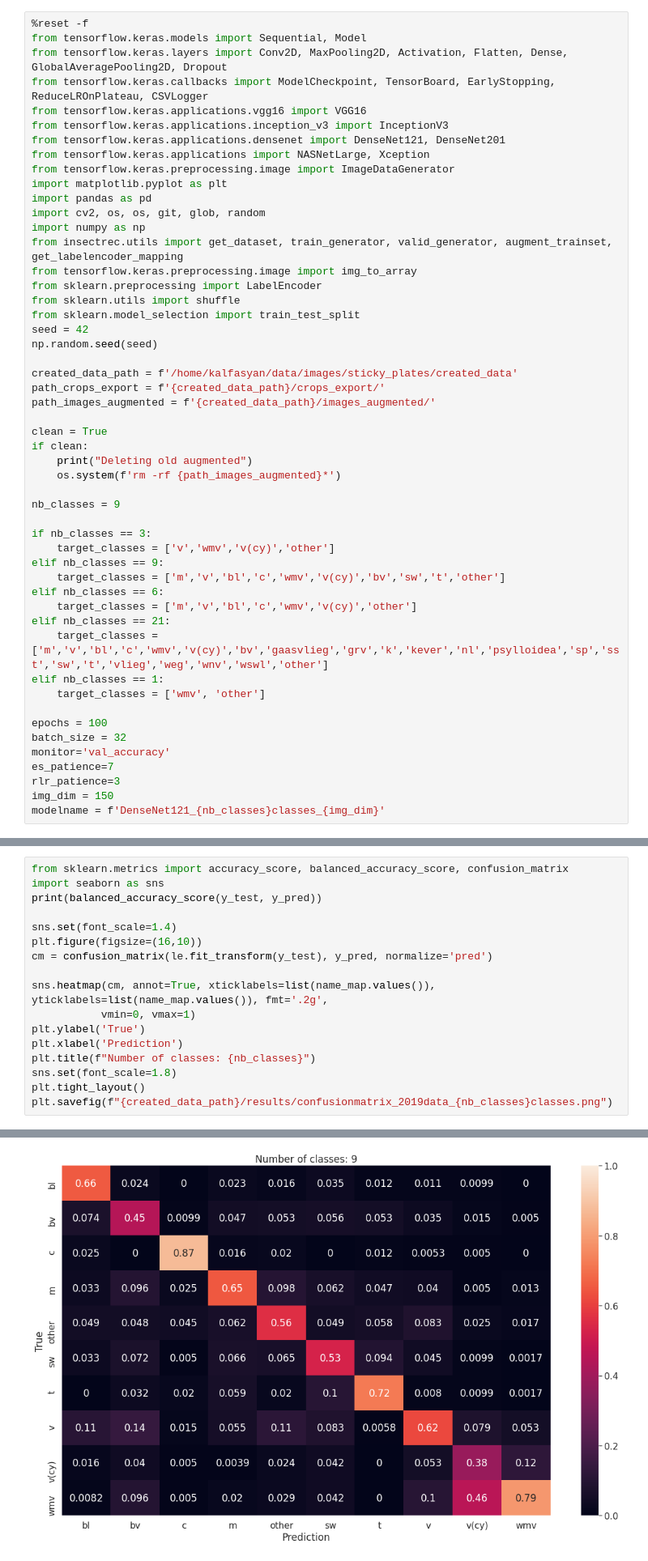
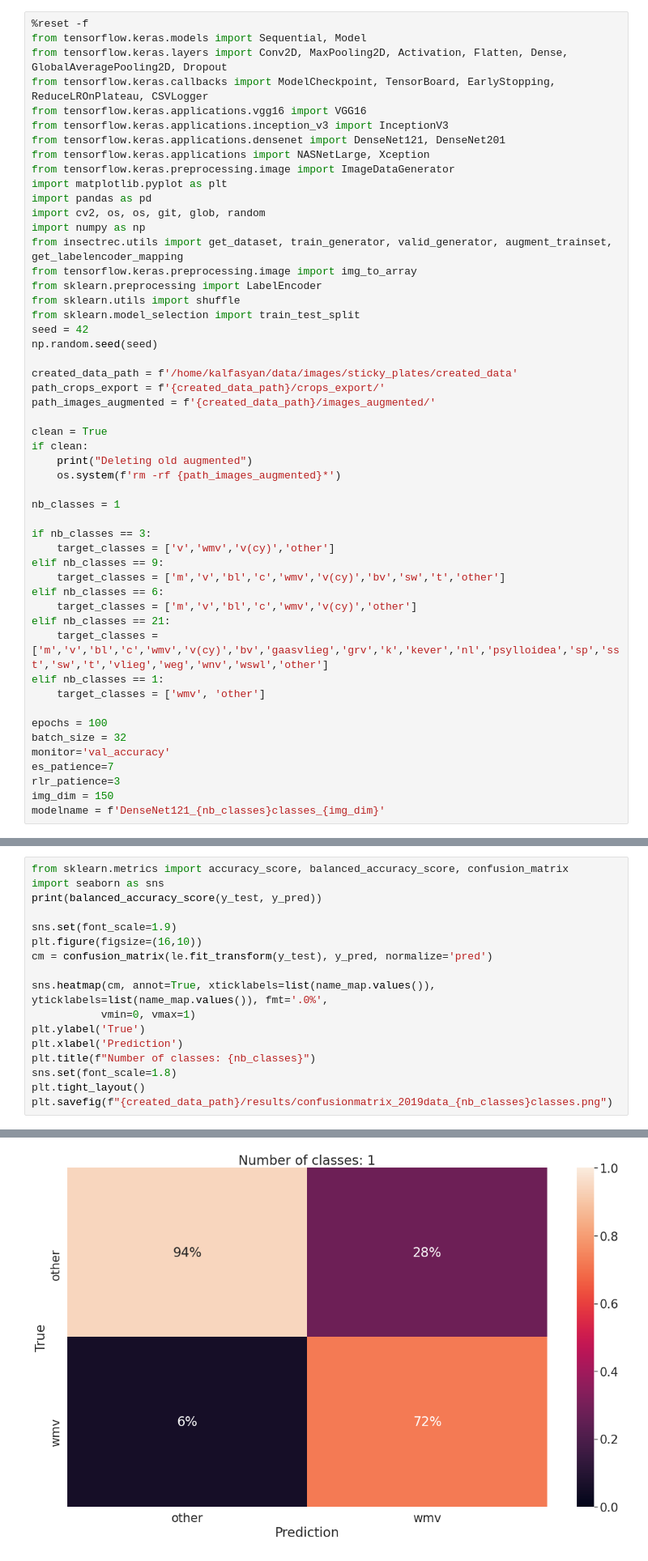
Before and after one commit to kalfasyan/yannis_impy, a Jupyter notebook: Predict_#_wmvs.ipynb, the cells around one changed output, grey strips where cells are left out. Shown at 81% size. Cells and saved outputs as stored; diff of their text form.

```diff
--- a/Predict_#_wmvs.ipynb
+++ b/Predict_#_wmvs.ipynb
@@ -29,7 +29,7 @@ if clean:
     print("Deleting old augmented")
     os.system(f'rm -rf {path_images_augmented}*')
 
-nb_classes = 9
+nb_classes = 1
 
 if nb_classes == 3:
     target_classes = ['v','wmv','v(cy)','other']
@@ -147,11 +139,11 @@ from sklearn.metrics import accuracy_score, balanced_accuracy_score, confusion_m
 import seaborn as sns
 print(balanced_accuracy_score(y_test, y_pred))
 
-sns.set(font_scale=1.4)
+sns.set(font_scale=1.9)
 plt.figure(figsize=(16,10))
 cm = confusion_matrix(le.fit_transform(y_test), y_pred, normalize='pred')
 
-sns.heatmap(cm, annot=True, xticklabels=list(name_map.values()), yticklabels=list(name_map.values()), fmt='.2g',
+sns.heatmap(cm, annot=True, xticklabels=list(name_map.values()), yticklabels=list(name_map.values()), fmt='.0%',
            vmin=0, vmax=1)
 plt.ylabel('True')
 plt.xlabel('Prediction')
@@ -164,4 +156,4 @@ plt.savefig(f"{created_data_path}/results/confusionmatrix_2019data_{nb_classes}c
-[figure, old version]
+[figure, new version]
 # %% [markdown]
 ## 2019 test plates - Predicted # of wmvs
 # %%
```
Also changed, not shown: parts of 4 cells of this notebook, 3 other files.
